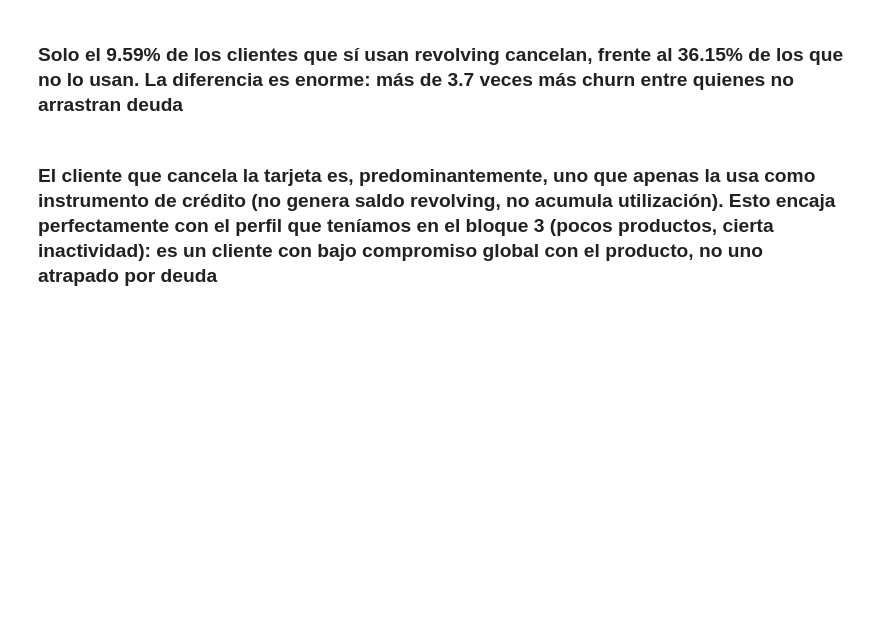
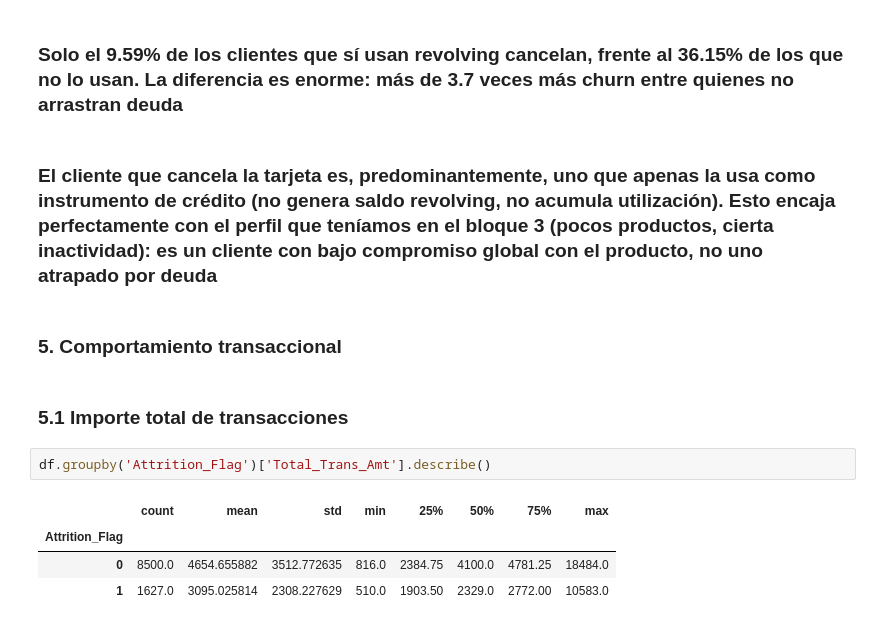
Before and after one commit to Dende8/Credit_Card_Churners, a Jupyter notebook: notebooks/eda.ipynb, the cells around one changed output. Cells and saved outputs as stored; diff of their text form; blank space fills up the shorter version.

Commit message:
Continuación del EDA
Comportamiento transaccional

```diff
--- a/notebooks/eda.ipynb
+++ b/notebooks/eda.ipynb
@@ -287,3 +287,14 @@ pd.crosstab(df['Revolving_Use'], df['Attrition_Flag'], normalize='index') * 100
 ### Solo el 9.59% de los clientes que sí usan revolving cancelan, frente al 36.15% de los que no lo usan. La diferencia es enorme: más de 3.7 veces más churn entre quienes no arrastran deuda
 # %% [markdown]
 ### El cliente que cancela la tarjeta es, predominantemente, uno que apenas la usa como instrumento de crédito (no genera saldo revolving, no acumula utilización). Esto encaja perfectamente con el perfil que teníamos en el bloque 3 (pocos productos, cierta inactividad): es un cliente con bajo compromiso global con el producto, no uno atrapado por deuda
+# %% [markdown]
+### 5. Comportamiento transaccional
+# %% [markdown]
+### 5.1 Importe total de transacciones
+# %%
+df.groupby('Attrition_Flag')['Total_Trans_Amt'].describe()
+# %% [output]
+|  | count | mean | std | min | 25% | 50% | 75% | max |
+| Attrition_Flag |  |  |  |  |  |  |  |  |
+| 0 | 8500.0 | 4654.655882 | 3512.772635 | 816.0 | 2384.75 | 4100.0 | 4781.25 | 18484.0 |
+| 1 | 1627.0 | 3095.025814 | 2308.227629 | 510.0 | 1903.50 | 2329.0 | 2772.00 | 10583.0 |
```
Also changed, not shown: parts of 25 cells of this notebook.
